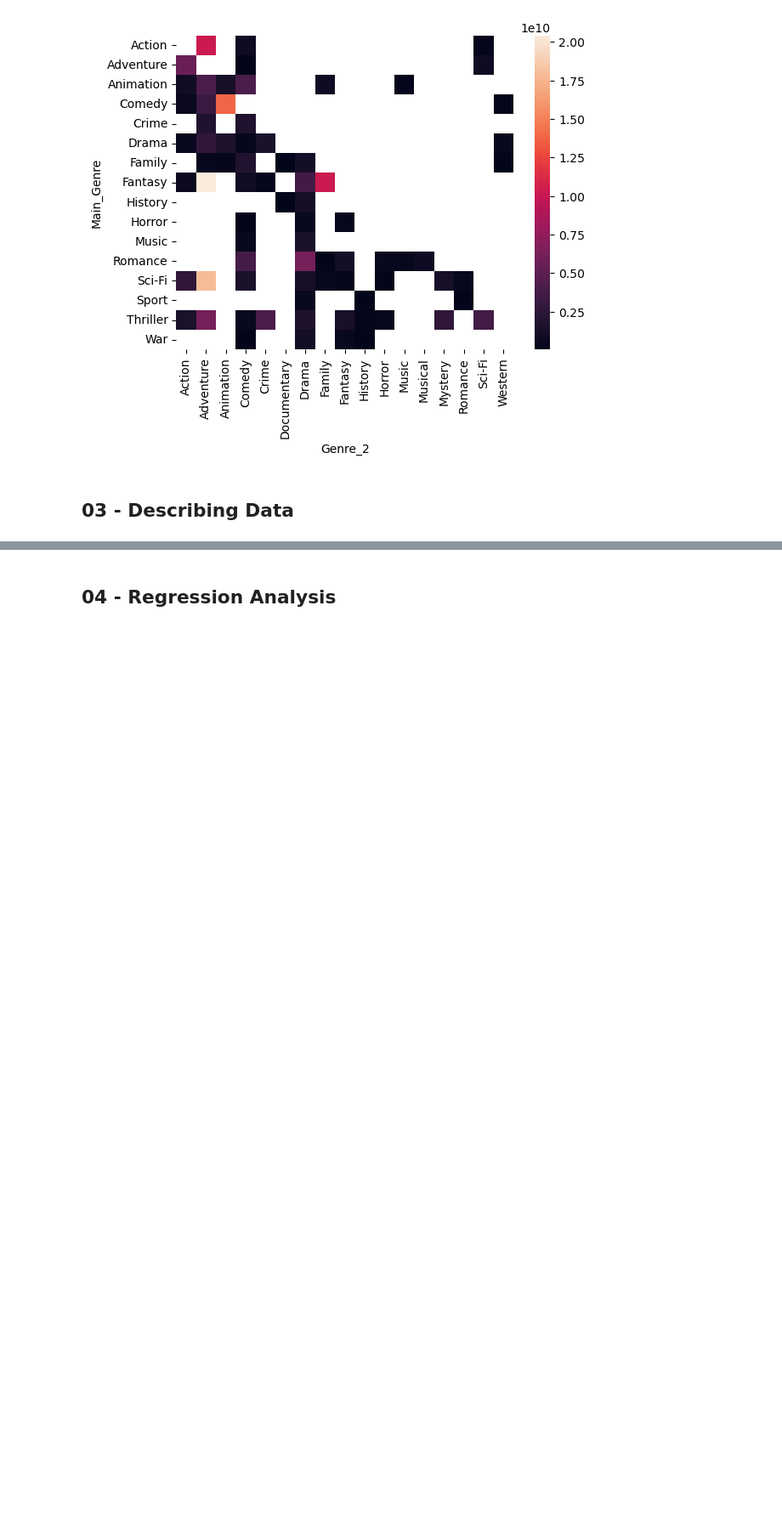
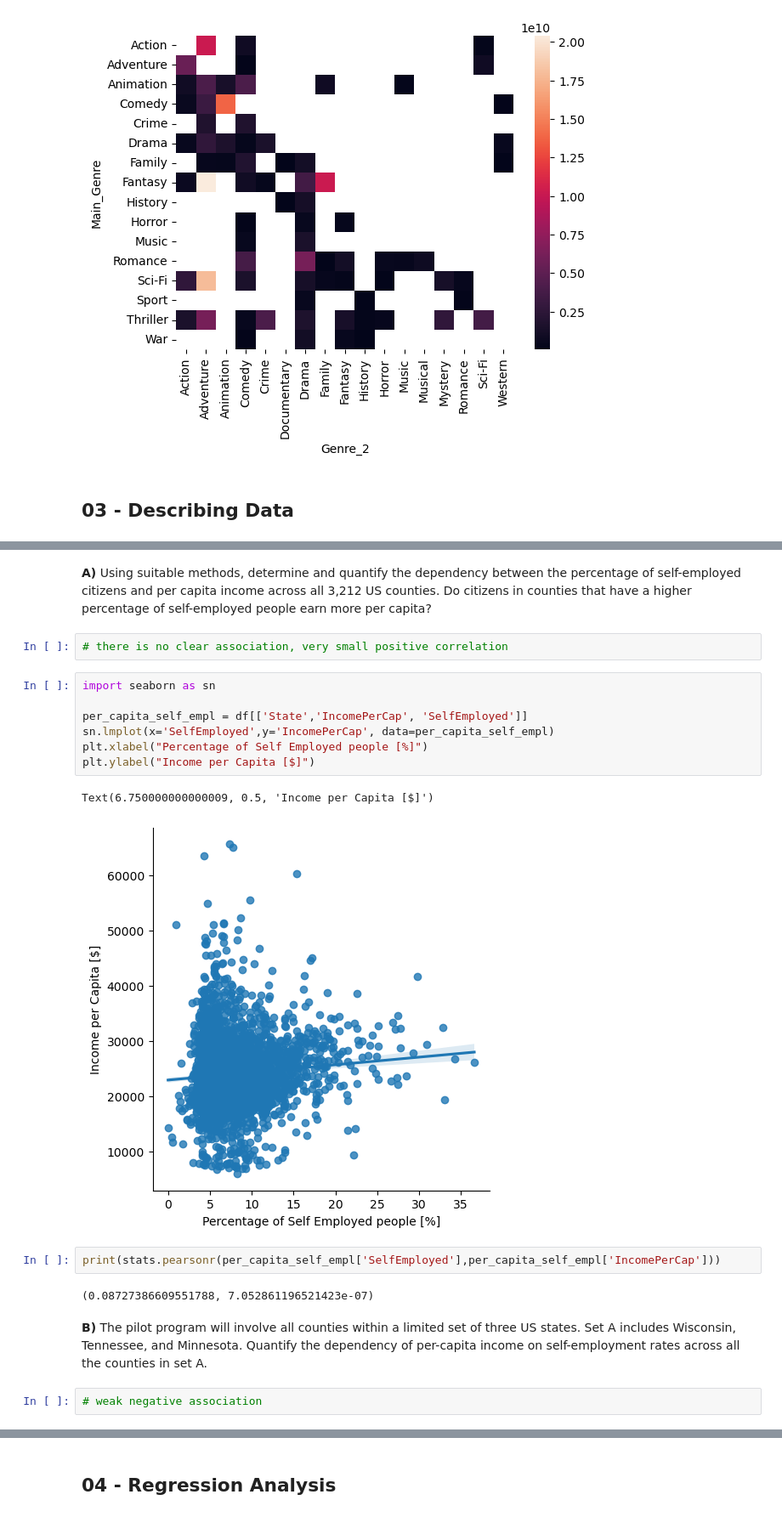
Before and after one commit to alessiodesogus/2023, a Jupyter notebook: Exam/Helpers/Exam_helpers.ipynb, the cells around one changed output, grey strips where cells are left out. Shown at 85% size. Drawn from its saved outputs; the diff is of its cells as text; blank space fills up the shorter version.

```diff
--- a/Exam/Helpers/Exam_helpers.ipynb
+++ b/Exam/Helpers/Exam_helpers.ipynb
@@ -828,0 +976,22 @@ sns.heatmap(df3, annot=False)
+# %% [markdown]
+**A)** Using suitable methods, determine and quantify the dependency between the percentage of self-employed citizens and per capita income across all 3,212 US counties. Do citizens in counties that have a higher percentage of self-employed people earn more per capita?
+# %%
+# there is no clear association, very small positive correlation
+# %%
+import seaborn as sn
+
+per_capita_self_empl = df[['State','IncomePerCap', 'SelfEmployed']]
+sn.lmplot(x='SelfEmployed',y='IncomePerCap', data=per_capita_self_empl)
+plt.xlabel("Percentage of Self Employed people [%]")
+plt.ylabel("Income per Capita [$]")
+# %% [output]
+Text(6.750000000000009, 0.5, 'Income per Capita [$]')
+[figure, added]
+# %%
+print(stats.pearsonr(per_capita_self_empl['SelfEmployed'],per_capita_self_empl['IncomePerCap']))
+# %% [output]
+(0.08727386609551788, 7.052861196521423e-07)
+# %% [markdown]
+**B)** The pilot program will involve all counties within a limited set of three US states. Set A includes Wisconsin, Tennessee, and  Minnesota. Quantify the dependency of per-capita income on self-employment rates across all the counties in set A.
+# %%
+# weak negative association
```
Also changed, not shown: parts of 97 cells of this notebook, 1 other file.
